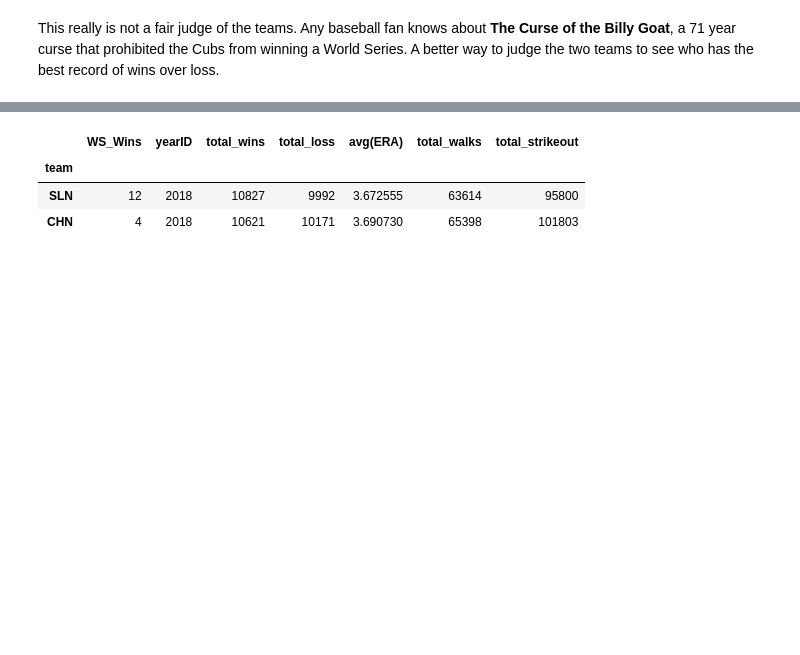
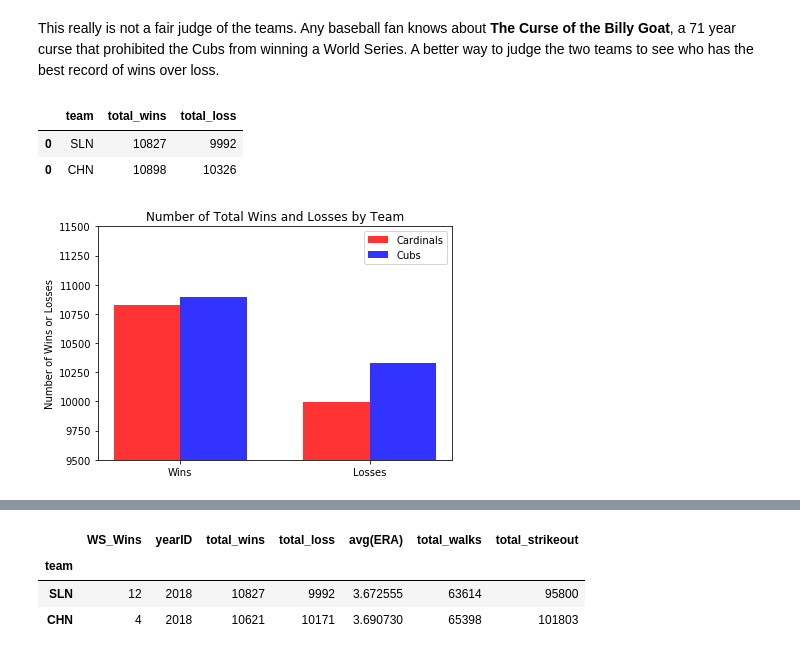
Before and after one commit to afbaum/baseball, a Jupyter notebook: Baseball.ipynb, the cells around one changed output, grey strips where cells are left out. Saved outputs shown, nothing was run; the diff lists cells and outputs as text; code cells hidden in the pictures; blank space fills up the shorter version.

```diff
--- a/Baseball.ipynb
+++ b/Baseball.ipynb
@@ -31,2 +45,38 @@ all_ws_df.plot.bar()
 # %% [markdown]
 This really is not a fair judge of the teams.  Any baseball fan knows about **The Curse of the Billy Goat**, a 71 year curse that prohibited the Cubs from winning a World Series.  A better way to judge the two teams to see who has the best record of wins over loss.
+# %%
+slnwinlos_df = pd.read_sql_query("SELECT teamID AS team, SUM(W) AS total_wins, SUM(L) AS total_loss FROM team_table WHERE (teamID = 'SLN' OR teamID = 'SL4') ORDER BY teamID", con)
+chnwinlos_df = pd.read_sql_query("SELECT teamID AS team, SUM(W) AS total_wins, SUM(L) AS total_loss FROM team_table WHERE teamID = 'CHN' ORDER BY teamID", con)
+all_winlos_df = pd.concat([slnwinlos_df, chnwinlos_df])
+
+all_winlos_df
+# %% [output]
+|  | team | total_wins | total_loss |
+| 0 | SLN | 10827 | 9992 |
+| 0 | CHN | 10898 | 10326 |
+# %%
+# final_df = all_ws_df.set_index('team').join(all_winlos_df.set_index('team'))
+# final_df
+
+n_groups = 2
+sln_winlos = (10827, 9992)
+chn_winlos = (10898, 10326)
+
+fig, ax = plt.subplots()
+index = np.arange(n_groups)
+bar_width = 0.35
+opacity = 0.8
+
+rects1 = plt.bar(index, sln_winlos, bar_width, alpha=opacity, color='red', label='Cardinals')
+rects1 = plt.bar(index + bar_width, chn_winlos, bar_width, alpha=opacity, color='blue', label='Cubs')
+
+plt.ylabel('Number of Wins or Losses')
+plt.title('Number of Total Wins and Losses by Team')
+plt.xticks(index + .5 * bar_width, ('Wins', 'Losses'))
+plt.ylim(9500, 11500)
+plt.legend()
+
+plt.tight_layout()
+plt.show()
+# %% [output]
+[figure, added]
```
Also changed, not shown: parts of 9 cells of this notebook, 1 other file.
